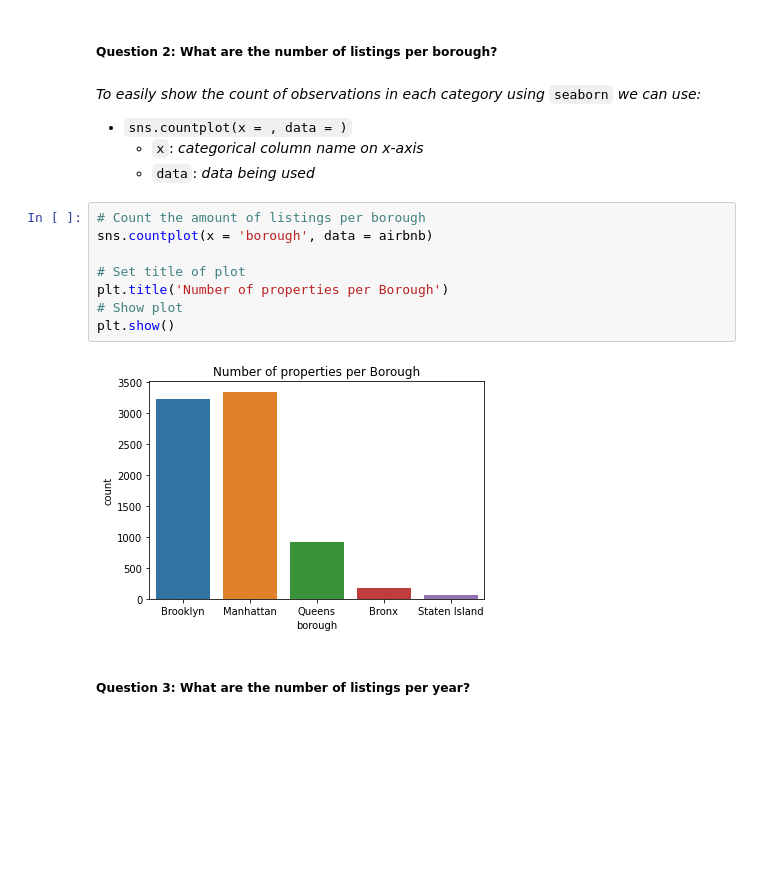
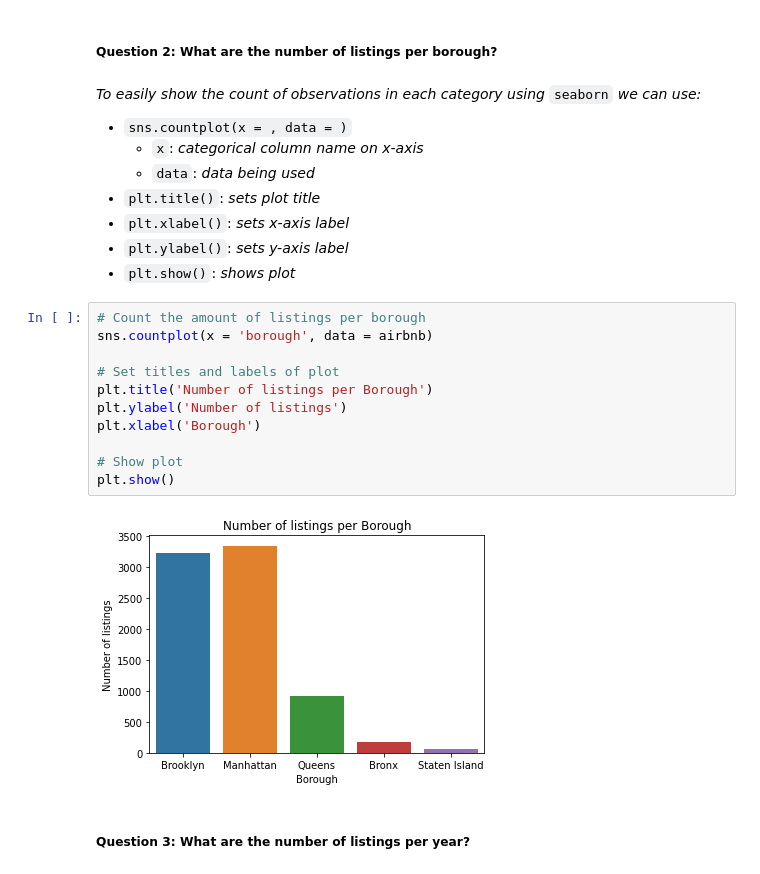
Before and after one commit to adelnehme/data-upskilling-learning-club, a Jupyter notebook: notebooks/data_upskilling_introduction_to_python_solution.ipynb, the cells around one changed output. Saved outputs shown, nothing was run; the diff lists cells and outputs as text; blank space fills up the shorter version.

```diff
--- a/notebooks/data_upskilling_introduction_to_python_solution.ipynb
+++ b/notebooks/data_upskilling_introduction_to_python_solution.ipynb
@@ -349,16 +328,23 @@ plt.show()
 - `sns.countplot(x = , data = )`
   - `x`: <font color="00AAFF"> _categorical column name on x-axis_</font>
   - `data`: <font color="00AAFF"> _data being used_</font>
+- `plt.title()`: <font color="00AAFF"> _sets plot title_</font>
+- `plt.xlabel()`: <font color="00AAFF"> _sets x-axis label_</font>
+- `plt.ylabel()`: <font color="00AAFF"> _sets y-axis label_</font>
+- `plt.show()`: <font color="00AAFF"> _shows plot_</font>
 # %%
 # Count the amount of listings per borough
 sns.countplot(x = 'borough', data = airbnb)
 
-# Set title of plot
-plt.title('Number of properties per Borough')
+# Set titles and labels of plot
+plt.title('Number of listings per Borough')
+plt.ylabel('Number of listings')
+plt.xlabel('Borough')
+
 # Show plot
 plt.show()
 # %% [output]
-[figure, old version]
+[figure, new version]
 # %% [markdown]
 ##### **Question 3:** What are the number of listings per year?
 # %%
```
Also changed, not shown: parts of 8 cells of this notebook.
